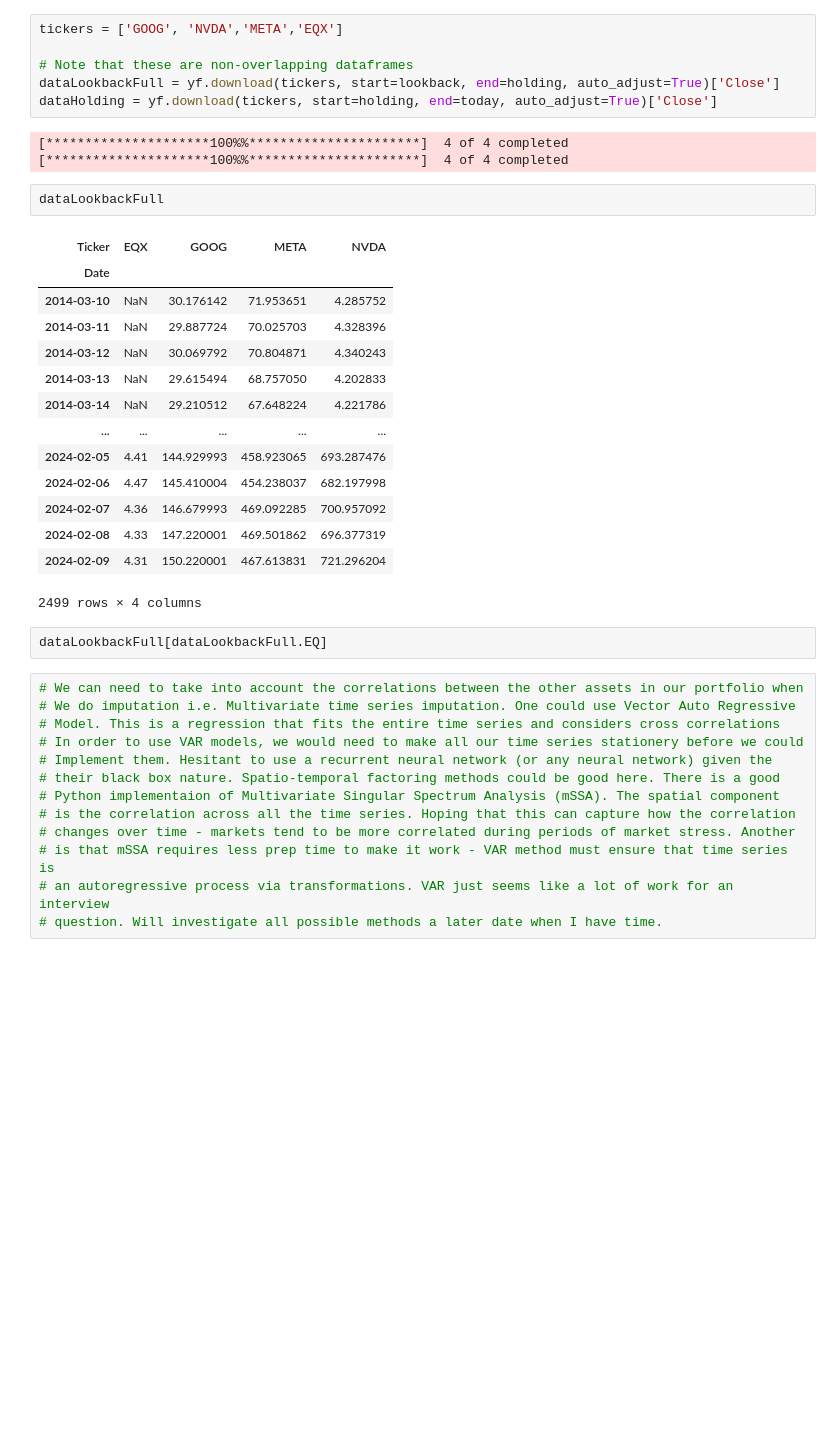
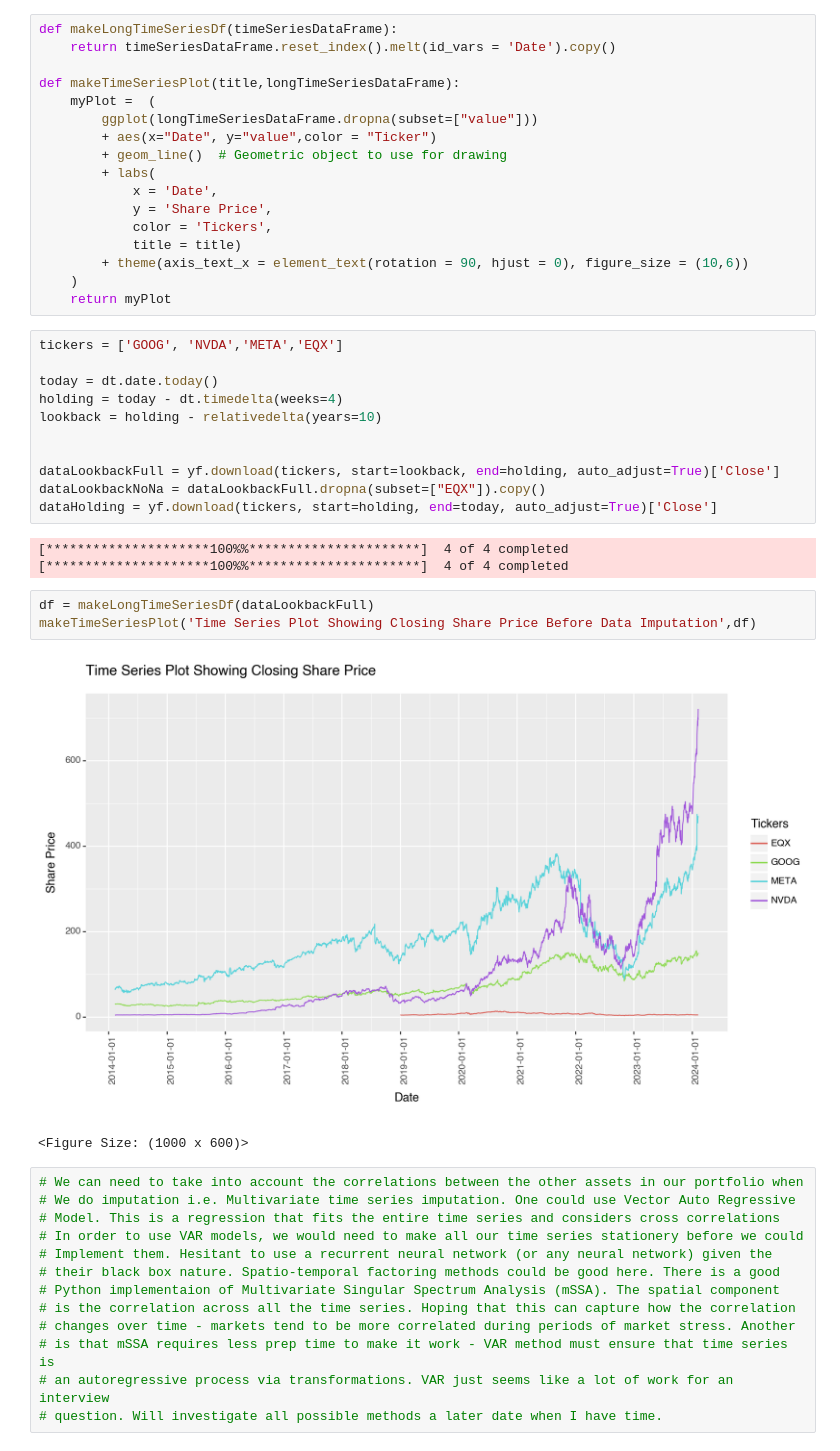
Before and after one commit to tomiadewusi/Case-Study, a Jupyter notebook: caseStudy2.ipynb, the cells around one changed output. Drawn from its saved outputs; the diff is of its cells as text; blank space fills up the shorter version.

Commit message:
Added plotting Functionality

```diff
--- a/caseStudy2.ipynb
+++ b/caseStudy2.ipynb
@@ -11,31 +9,40 @@ holding = today - dt.timedelta(weeks=4)
+# %%
+def makeLongTimeSeriesDf(timeSeriesDataFrame):
+    return timeSeriesDataFrame.reset_index().melt(id_vars = 'Date').copy()
+
+def makeTimeSeriesPlot(title,longTimeSeriesDataFrame):
+    myPlot =  (
+        ggplot(longTimeSeriesDataFrame.dropna(subset=["value"]))
+        + aes(x="Date", y="value",color = "Ticker")
+        + geom_line()  # Geometric object to use for drawing
+        + labs(
+            x = 'Date',
+            y = 'Share Price',
+            color = 'Tickers',
+            title = title)
+        + theme(axis_text_x = element_text(rotation = 90, hjust = 0), figure_size = (10,6))
+    )
+    return myPlot
 # %%
 tickers = ['GOOG', 'NVDA','META','EQX']
 
-# Note that these are non-overlapping dataframes
+today = dt.date.today()
+holding = today - dt.timedelta(weeks=4)
+lookback = holding - relativedelta(years=10)
+
+
 dataLookbackFull = yf.download(tickers, start=lookback, end=holding, auto_adjust=True)['Close']
+dataLookbackNoNa = dataLookbackFull.dropna(subset=["EQX"]).copy()
 dataHolding = yf.download(tickers, start=holding, end=today, auto_adjust=True)['Close']
 # %% [output]
 [*********************100%%**********************]  4 of 4 completed
 [*********************100%%**********************]  4 of 4 completed
-# %%
-dataLookbackFull
-# %% [output]
-| Ticker | EQX | GOOG | META | NVDA |
-| Date |  |  |  |  |
-| 2014-03-10 | NaN | 30.176142 | 71.953651 | 4.285752 |
-| 2014-03-11 | NaN | 29.887724 | 70.025703 | 4.328396 |
-| 2014-03-12 | NaN | 30.069792 | 70.804871 | 4.340243 |
-| 2014-03-13 | NaN | 29.615494 | 68.757050 | 4.202833 |
-| 2014-03-14 | NaN | 29.210512 | 67.648224 | 4.221786 |
-| ... | ... | ... | ... | ... |
-| 2024-02-05 | 4.41 | 144.929993 | 458.923065 | 693.287476 |
-| 2024-02-06 | 4.47 | 145.410004 | 454.238037 | 682.197998 |
-| 2024-02-07 | 4.36 | 146.679993 | 469.092285 | 700.957092 |
-| 2024-02-08 | 4.33 | 147.220001 | 469.501862 | 696.377319 |
-| 2024-02-09 | 4.31 | 150.220001 | 467.613831 | 721.296204 |
-2499 rows × 4 columns
-# %%
-dataLookbackFull[dataLookbackFull.EQ]
+# %%
+df = makeLongTimeSeriesDf(dataLookbackFull)
+makeTimeSeriesPlot('Time Series Plot Showing Closing Share Price Before Data Imputation',df)
+# %% [output]
+[figure, added]
+<Figure Size: (1000 x 600)>
 # %%
 # We can need to take into account the correlations between the other assets in our portfolio when
 # We do imputation i.e. Multivariate time series imputation. One could use Vector Auto Regressive
```
Also changed, not shown: parts of 3 cells of this notebook.
